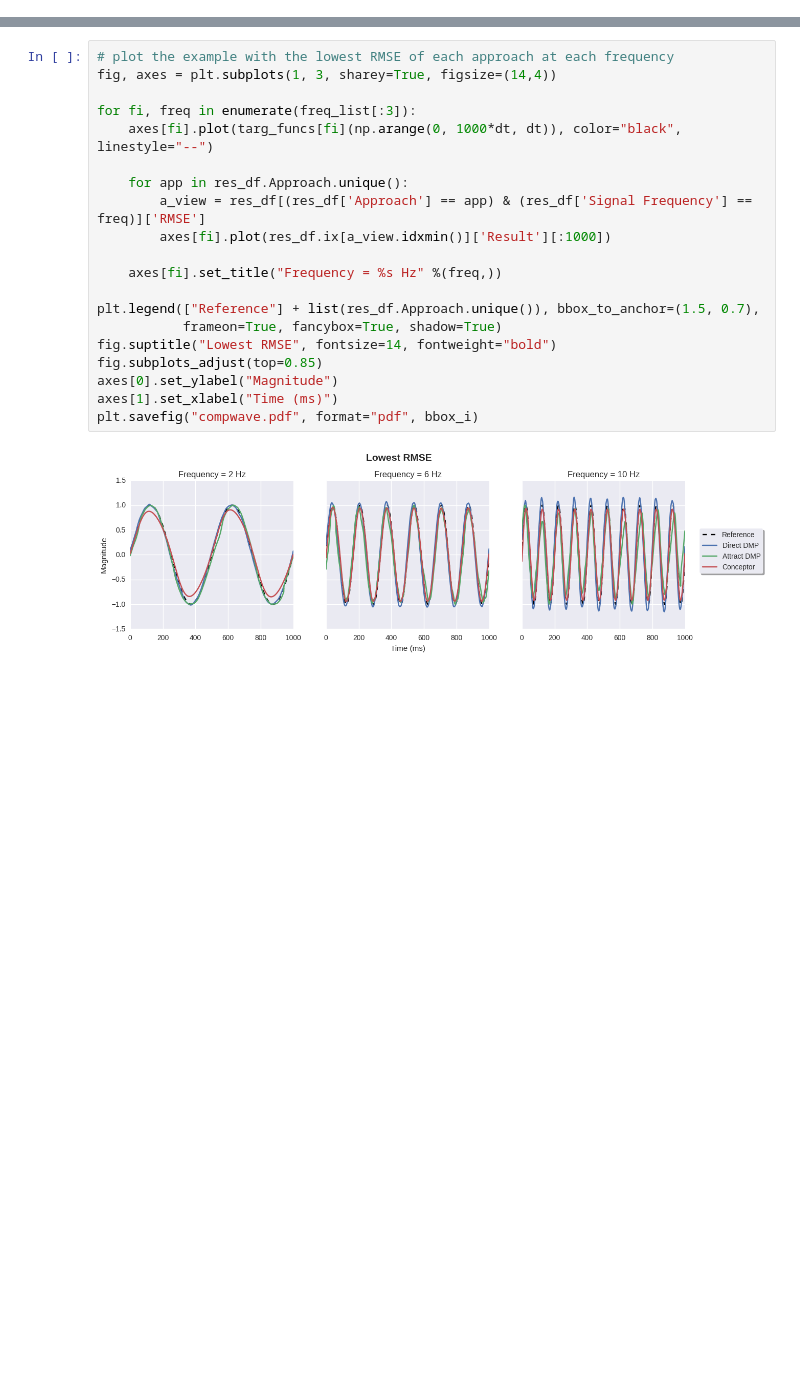
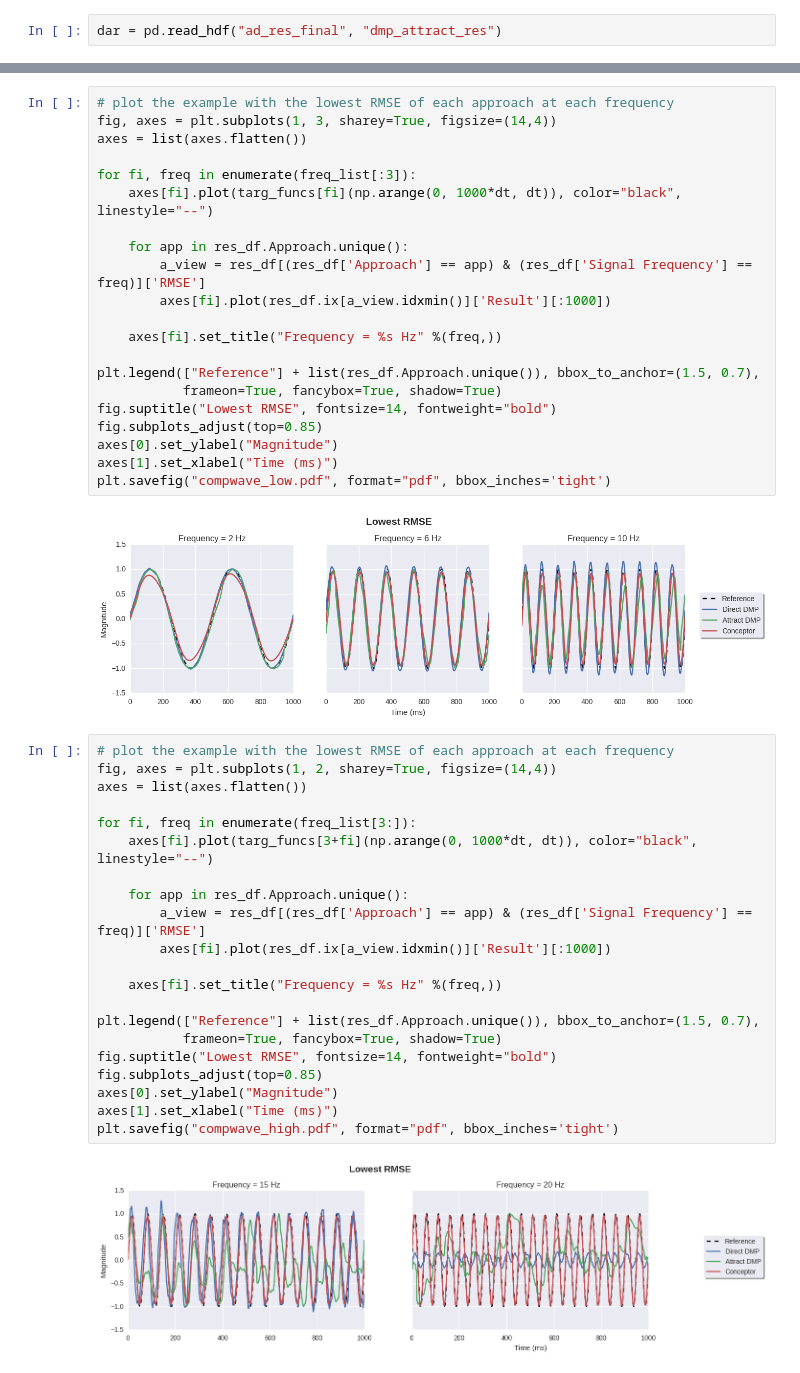
Before and after one commit to Seanny123/nef-conceptors, a Jupyter notebook: repr_analysis.ipynb, the cells around one changed output, grey strips where cells are left out. Drawn from its saved outputs; the diff is of its cells as text; blank space fills up the shorter version.

```diff
--- a/repr_analysis.ipynb
+++ b/repr_analysis.ipynb
@@ -126,6 +127,8 @@ your performance may suffer as PyTables will pickle object types that it cannot
 map directly to c-types [inferred_type->mixed,key->block1_values] [items->['Result', 'Approach']]
 
   return pytables.to_hdf(path_or_buf, key, self, **kwargs)
+# %%
+dar = pd.read_hdf("ad_res_final", "dmp_attract_res")
 # %%
 # load the matlab results
 mat_rmse = scipy.io.loadmat("results/rmseVals_mf.mat")['rmseVals']
@@ -172,6 +175,7 @@ sns.plt.savefig("compbar.pdf", format="pdf")
 # %%
 # plot the example with the lowest RMSE of each approach at each frequency
 fig, axes = plt.subplots(1, 3, sharey=True, figsize=(14,4))
+axes = list(axes.flatten())
 
 for fi, freq in enumerate(freq_list[:3]):
     axes[fi].plot(targ_funcs[fi](np.arange(0, 1000*dt, dt)), color="black", linestyle="--")
@@ -188,6 +192,29 @@ fig.suptitle("Lowest RMSE", fontsize=14, fontweight="bold")
 fig.subplots_adjust(top=0.85)
 axes[0].set_ylabel("Magnitude")
 axes[1].set_xlabel("Time (ms)")
-plt.savefig("compwave.pdf", format="pdf", bbox_i)
+plt.savefig("compwave_low.pdf", format="pdf", bbox_inches='tight')
 # %% [output]
 [figure]
+# %%
+# plot the example with the lowest RMSE of each approach at each frequency
+fig, axes = plt.subplots(1, 2, sharey=True, figsize=(14,4))
+axes = list(axes.flatten())
+
+for fi, freq in enumerate(freq_list[3:]):
+    axes[fi].plot(targ_funcs[3+fi](np.arange(0, 1000*dt, dt)), color="black", linestyle="--")
+
+    for app in res_df.Approach.unique():
+        a_view = res_df[(res_df['Approach'] == app) & (res_df['Signal Frequency'] == freq)]['RMSE']
+        axes[fi].plot(res_df.ix[a_view.idxmin()]['Result'][:1000])
+
+    axes[fi].set_title("Frequency = %s Hz" %(freq,))
+
+plt.legend(["Reference"] + list(res_df.Approach.unique()), bbox_to_anchor=(1.5, 0.7),
+           frameon=True, fancybox=True, shadow=True)
+fig.suptitle("Lowest RMSE", fontsize=14, fontweight="bold")
+fig.subplots_adjust(top=0.85)
+axes[0].set_ylabel("Magnitude")
+axes[1].set_xlabel("Time (ms)")
+plt.savefig("compwave_high.pdf", format="pdf", bbox_inches='tight')
+# %% [output]
+[figure, added]
```
Also changed, not shown: parts of 2 cells of this notebook, 1 other file.
